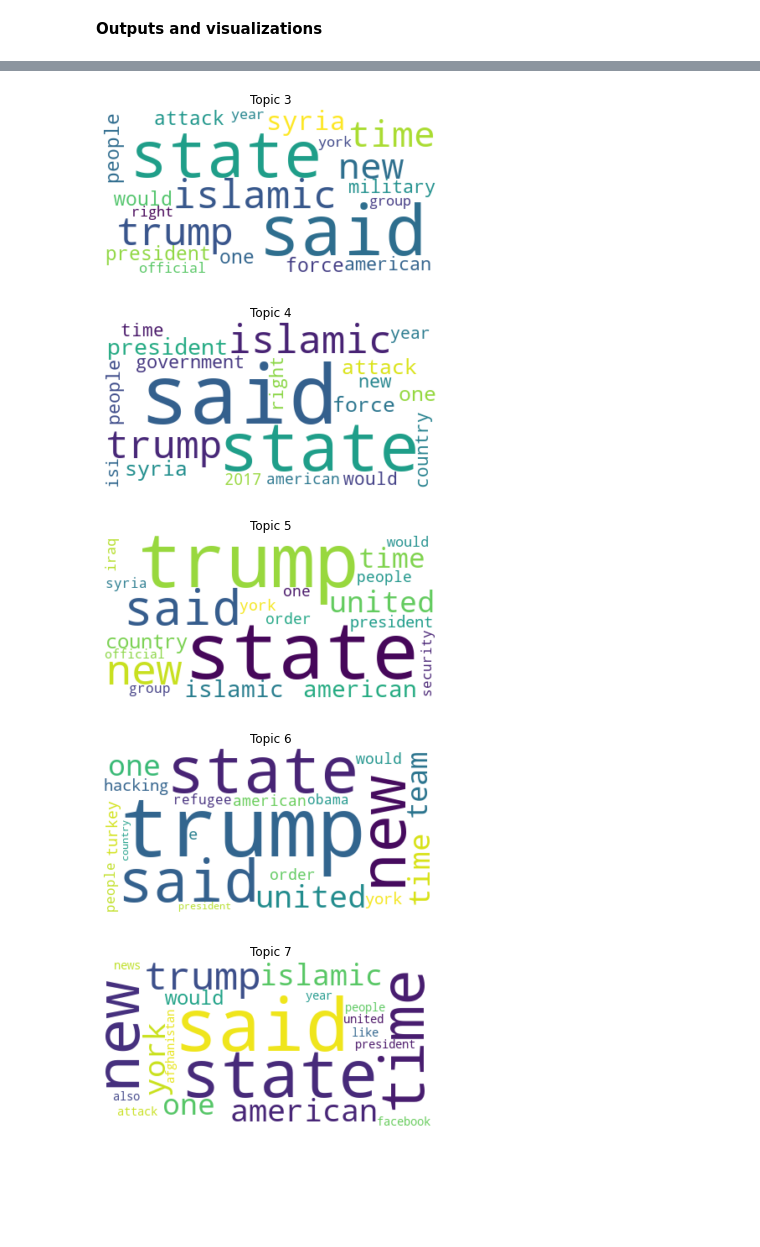
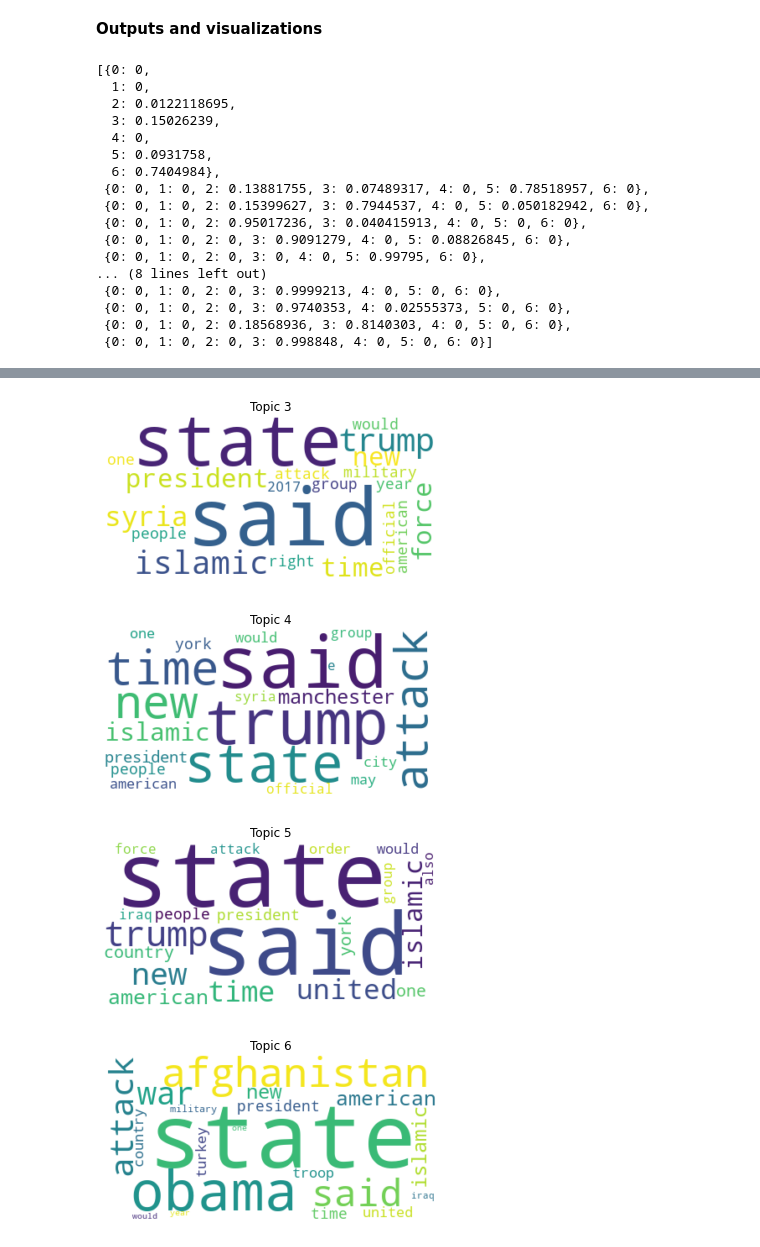
Before and after one commit to kdhananiUH/topic-modeling-on-news-articles, a Jupyter notebook: Miniproject_3_Group_12.ipynb, the cells around one changed output, grey strips where cells are left out. Cells and saved outputs as stored; diff of their text form; code cells hidden in the pictures; blank space fills up the shorter version.

```diff
--- a/Miniproject_3_Group_12.ipynb
+++ b/Miniproject_3_Group_12.ipynb
@@ -362,7 +362,18 @@ Topic 8: 0.008*"said" + 0.007*"attack" + 0.007*"trump" + 0.006*"state" + 0.004*"
 Topic 9: 0.009*"said" + 0.009*"trump" + 0.008*"state" + 0.006*"islamic" + 0.005*"force" + 0.005*"president" + 0.004*"right" + 0.004*"syria" + 0.004*"iraq" + 0.004*"2017"
 # %%
 def save_topics_to_file(lda_model, filename, num_words=10):
-    topics = lda_model.print_topics(num_words=num_words)
+    topics = lda_model1.print_topics(num_words=num_words)
     with open(filename, 'w') as file:
         for topic_no, topic_words in topics:
             file.write(f"Topic {topic_no}: {topic_words}\n")
+
+#save_topics_to_file(lda_model1, filename, num_words=10)
+# %%
+# Generate wordclouds for each topic
+for topic_num in range(lda_model1.num_topics):
+    words = dict(lda_model1.show_topic(topic_num, topn=20))
+    wordcloud = WordCloud(background_color='white').generate_from_frequencies(words)
+    plt.imshow(wordcloud, interpolation='bilinear')
+    plt.axis("off")
+    plt.title("Topic {}".format(topic_num))
+    plt.show()
@@ -471,10 +493,29 @@ def get_document_topic_proportions(lda_model, corpus):
     return topic_proportions
 
 document_topic_proportions = get_document_topic_proportions(lda_model, corpus)
+document_topic_proportions
+# %% [output]
+[{0: 0,
+  1: 0,
+  2: 0.0122118695,
+  3: 0.15026239,
+  4: 0,
+  5: 0.0931758,
+  6: 0.7404984},
+ {0: 0, 1: 0, 2: 0.13881755, 3: 0.07489317, 4: 0, 5: 0.78518957, 6: 0},
+ {0: 0, 1: 0, 2: 0.15399627, 3: 0.7944537, 4: 0, 5: 0.050182942, 6: 0},
+ {0: 0, 1: 0, 2: 0.95017236, 3: 0.040415913, 4: 0, 5: 0, 6: 0},
+ {0: 0, 1: 0, 2: 0, 3: 0.9091279, 4: 0, 5: 0.08826845, 6: 0},
+ {0: 0, 1: 0, 2: 0, 3: 0, 4: 0, 5: 0.99795, 6: 0},
+... (8 lines left out)
+ {0: 0, 1: 0, 2: 0, 3: 0.9999213, 4: 0, 5: 0, 6: 0},
+ {0: 0, 1: 0, 2: 0, 3: 0.9740353, 4: 0.02555373, 5: 0, 6: 0},
+ {0: 0, 1: 0, 2: 0.18568936, 3: 0.8140303, 4: 0, 5: 0, 6: 0},
+ {0: 0, 1: 0, 2: 0, 3: 0.998848, 4: 0, 5: 0, 6: 0}]
 # %%
 # Generate wordclouds for each topic
-for topic_num in range(lda_model1.num_topics):
-    words = dict(lda_model1.show_topic(topic_num, topn=20))
+for topic_num in range(lda_model.num_topics):
+    words = dict(lda_model.show_topic(topic_num, topn=20))
     wordcloud = WordCloud(background_color='white').generate_from_frequencies(words)
     plt.imshow(wordcloud, interpolation='bilinear')
     plt.axis("off")
@@ -487,5 +528,4 @@ for topic_num in range(lda_model1.num_topics):
-[figure, old version]
+[figure, new version]
-[figure, old version]
+[figure, new version]
-[figure, old version]
+[figure, new version]
-[figure, old version]
+[figure, new version]
-[figure, removed]
```
Also changed, not shown: parts of 4 cells of this notebook, 10 other files.
